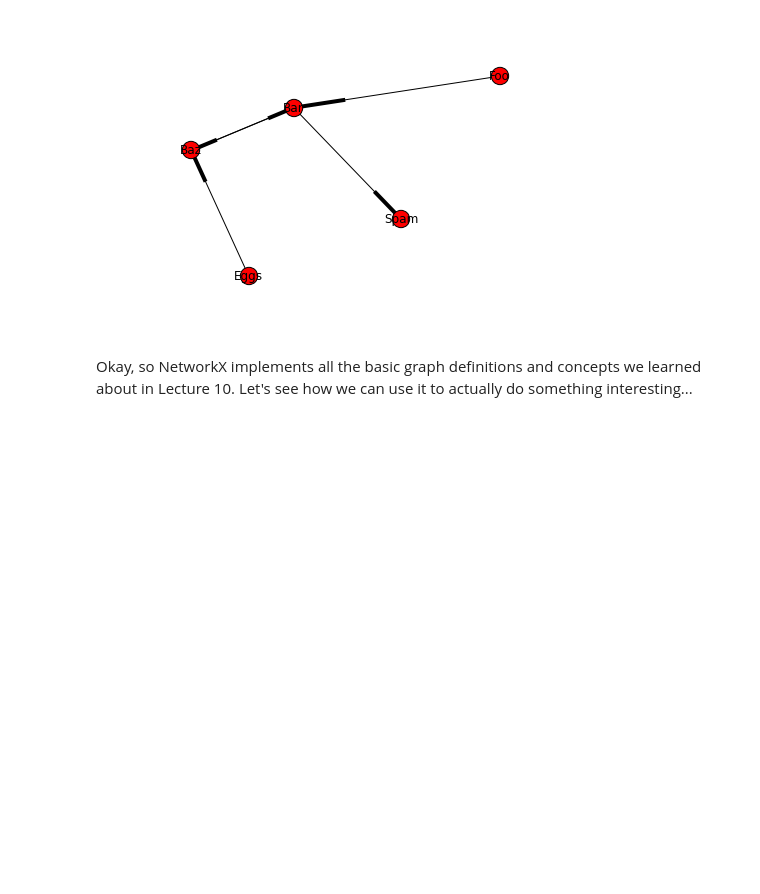
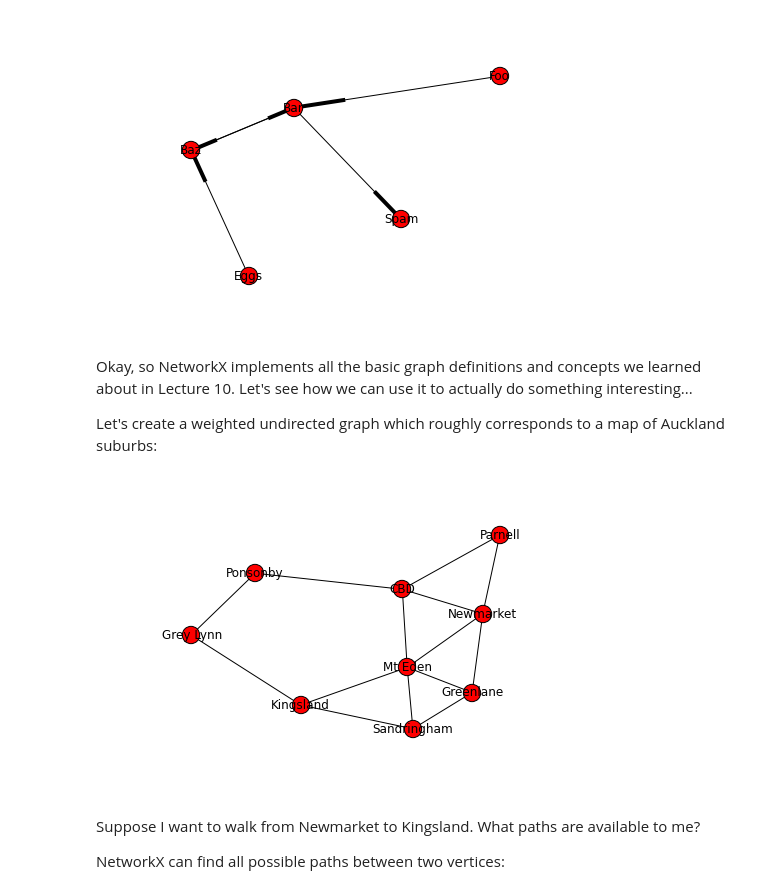
Before and after one commit to lmaurits/CS220networkx, a Jupyter notebook: index.ipynb, the cells around one changed output. Cells and saved outputs as stored; diff of their text form; code cells hidden in the pictures; blank space fills up the shorter version.

```diff
--- a/index.ipynb
+++ b/index.ipynb
@@ -122,3 +122,33 @@ nx.draw(G)
 [figure]
 # %% [markdown]
 Okay, so NetworkX implements all the basic graph definitions and concepts we learned about in Lecture 10.  Let's see how we can use it to actually do something interesting...
+
+Let's create a weighted undirected graph which roughly corresponds to a map of Auckland suburbs:
+# %%
+suburb_graph = nx.Graph()
+suburb_graph.add_nodes_from(["CBD","Mt Eden","Ponsonby","Parnell",
+                             "Grey Lynn","Sandringham","Greenlane"])
+# Distances stolen from Google Maps (in km, walking)
+suburb_graph.add_weighted_edges_from([
+        ("Mt Eden", "Newmarket",1.4),
+        ("Mt Eden", "CBD",4.0),
+        ("Mt Eden", "Kingsland",2.1),
+        ("Mt Eden", "Sandringham",3.8),
+        ("Parnell", "Newmarket",2.0),
+        ("Parnell", "CBD",1.8),
+        ("Ponsonby", "CBD",1.8),
+        ("Newmarket", "CBD",3.5),
+        ("Grey Lynn", "Kingsland",1.4),
+        ("Grey Lynn", "Ponsonby",2.5),
+        ("Kingsland", "Sandringham",1.8),
+        ("Greenlane", "Sandringham",5.2),
+        ("Greenlane", "Newmarket",3.1),
+        ("Greenlane", "Mt Eden",4.4),
+    ])
+nx.draw(suburb_graph)
+# %% [output]
+[figure, added]
+# %% [markdown]
+Suppose I want to walk from Newmarket to Kingsland.  What paths are available to me?
+
+NetworkX can find all possible paths between two vertices:
```
Also changed, not shown: parts of 14 cells of this notebook.
